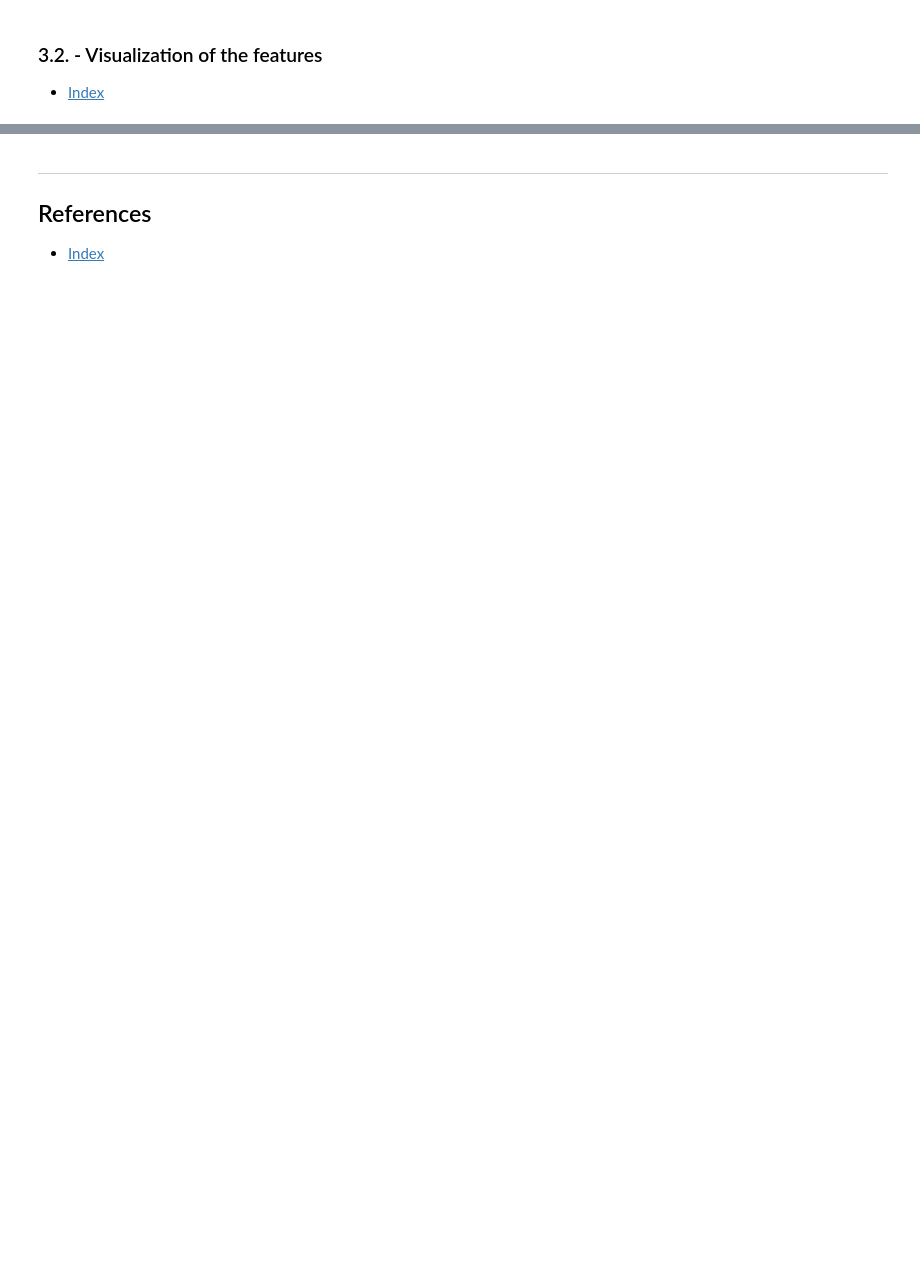
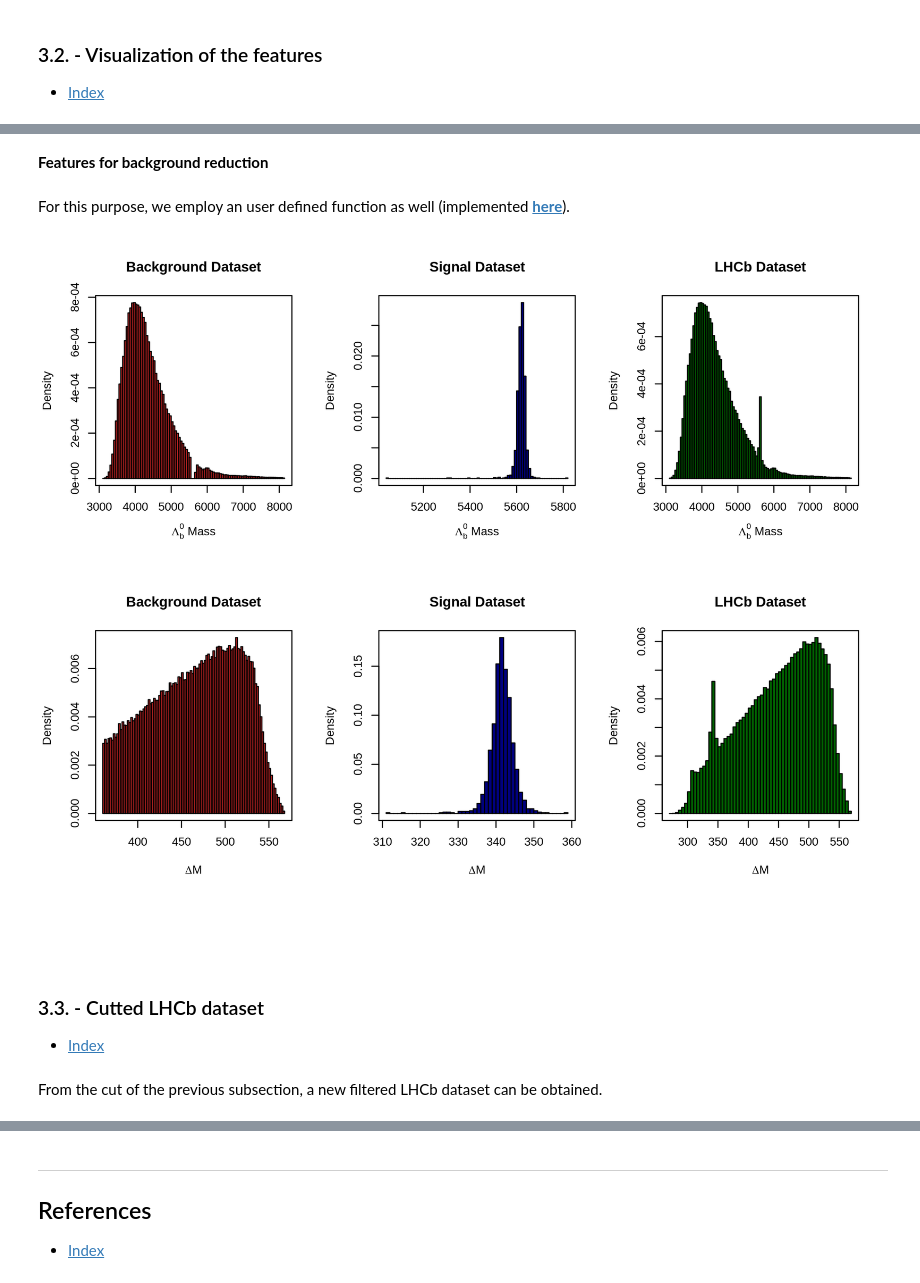
Before and after one commit to mastrovalentz/Adv_Stat_Final_Project, a Jupyter notebook: presentation/presentation.ipynb, the cells around one changed output, grey strips where cells are left out. Saved outputs shown, nothing was run; the diff lists cells and outputs as text; code cells hidden in the pictures; blank space fills up the shorter version.

```diff
--- a/presentation/presentation.ipynb
+++ b/presentation/presentation.ipynb
@@ -612,0 +332,17 @@ hist(data.lhcb$pair1_3pi_F,
+# %% [markdown]
+**Features for background reduction**
+# %% [markdown]
+For this purpose, we employ an user defined function as well (implemented [**here**](https://github.com/mastrovalentz/Adv_Stat_Final_Project/blob/master/code/plot_all_cutting_features.R)).
+# %%
+plot_all_cutting_features(8, 3, 250)
+# %% [output]
+[figure, added]
+[figure, added]
+# %% [markdown]
+<br>
+<br>
+# %% [markdown]
+### 3.3. - Cutted LHCb dataset <a class="anchor" id="AS4PA_FP.3.3."></a>
+* [Index](#FP.i)
+# %% [markdown]
+From the cut of the previous subsection, a new filtered LHCb dataset can be obtained.
```
Also changed, not shown: parts of 56 cells of this notebook, 5 other files.
